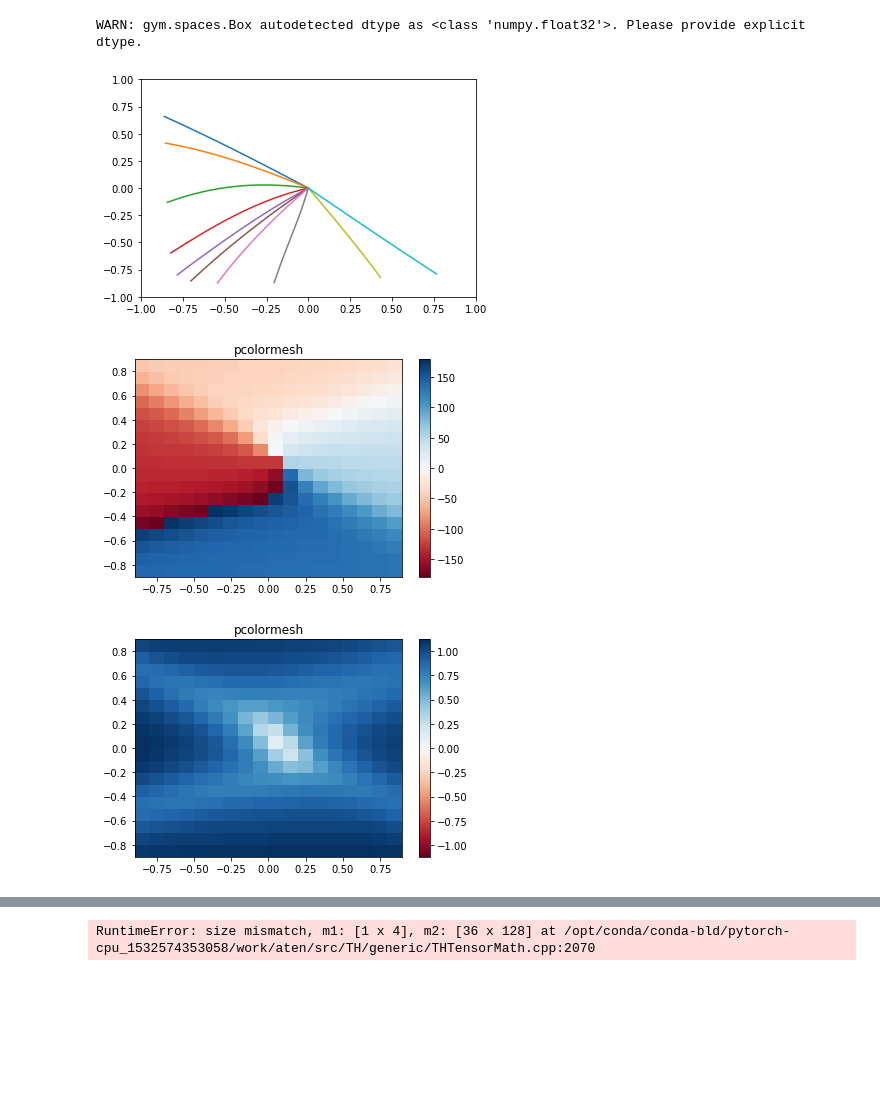
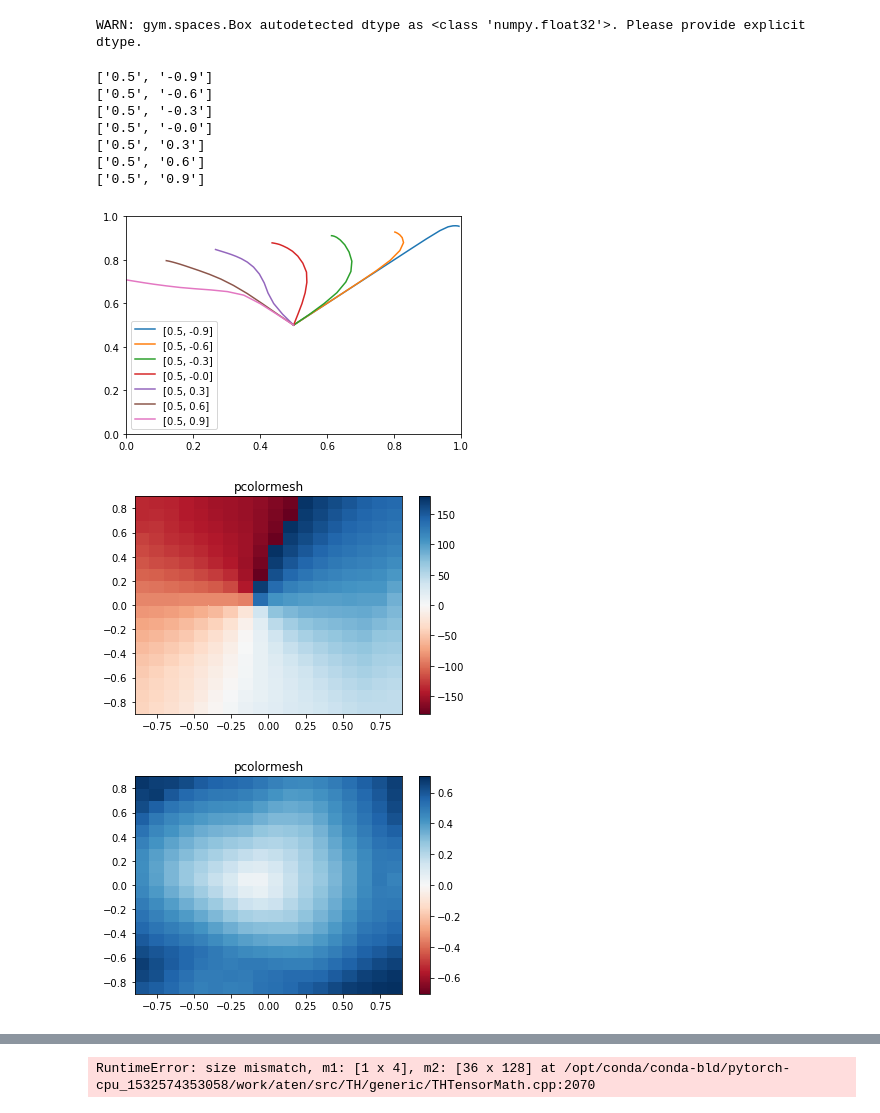
Before and after one commit to vincentlui/unsupervised-goal-conditioned-rl, a Jupyter notebook: Untitled.ipynb, the cells around one changed output, grey strips where cells are left out. Saved outputs shown, nothing was run; the diff lists cells and outputs as text; code cells hidden in the pictures; blank space fills up the shorter version.

```diff
--- a/Untitled.ipynb
+++ b/Untitled.ipynb
@@ -23,34 +26,46 @@ WARN: gym.spaces.Box autodetected dtype as <class 'numpy.float32'>. Please provi
 # %%
 # skills = [
 #     torch.Tensor([0,-1.]),
 #     torch.Tensor([0,-0.8]),
 #     torch.Tensor([0,-0.6]),
 #     torch.Tensor([0,-0.4]),
 #     torch.Tensor([0,-0.2]),
 #     torch.Tensor([0, 0]),
 #     torch.Tensor([0,0.2]),
 #     torch.Tensor([0,0.4]),
 #     torch.Tensor([0,0.6]),
 #     torch.Tensor([0,0.8]),
 #     torch.Tensor([0,0.9]),
 #     torch.Tensor([0,1.])
 # ]
 # skills = torch.Tensor(np.vstack([np.arange(-0.9,1.1,0.4),-0.4*np.ones(5),-0.1*np.ones(5),0.1*np.ones(5)])).transpose(1,0)
-skills = torch.Tensor(np.vstack([-0.9*np.ones(10),np.arange(-0.9,0.91,0.2)])).transpose(1,0)
+skills = torch.Tensor(np.vstack([0.5*np.ones(7),np.arange(-0.9,0.91,0.3)])).transpose(1,0)
+# skills = torch.Tensor([[0.5,0.9]])
 figure = plt.figure()
+policy.stochastic_policy.batch_norm = None
 for skill in skills:
 #     skill = policy.stochastic_policy.skill_space.sample()
-    path = rollout(env, policy, skill, max_path_length=20)
+    path = rollout2(env, policy, skill, max_path_length=20)
     obs = path['observations']
-    plt.plot(obs[:,0], obs[:,1], label=tuple(skill.numpy()))
+    skill_str = [float("{:0.1f}".format(x)) for x in skill.numpy()]
+    plt.plot(obs[:,0], obs[:,1], label=skill_str)
+    print(["{:0.1f}".format(x) for x in skill.numpy()])
 
-plt.xlim([-1,1])
-plt.ylim([-1,1])
-# plt.legend()
+plt.xlim([0,1])
+plt.ylim([0,1])
+plt.legend()
 
+plt.savefig('navigation_path.png')
 plt.show()
 # %% [output]
+['0.5', '-0.9']
+['0.5', '-0.6']
+['0.5', '-0.3']
+['0.5', '-0.0']
+['0.5', '0.3']
+['0.5', '0.6']
+['0.5', '0.9']
-[figure, old version]
+[figure, new version]
 # %%
 skill_range = np.arange(-0.9, 0.91, 0.1)
 heatmap = np.empty([len(skill_range), len(skill_range)])
@@ -85,7 +100,7 @@ fig.colorbar(c, ax=ax)
 
 plt.show()
 # %% [output]
-[figure, old version]
+[figure, new version]
 # %%
 skill_range = np.arange(-0.9, 0.91, 0.1)
 heatmap = np.empty([len(skill_range), len(skill_range)])
@@ -116,4 +131,4 @@ fig.colorbar(c, ax=ax)
 
 plt.show()
 # %% [output]
-[figure, old version]
+[figure, new version]
```
Also changed, not shown: parts of 4 cells of this notebook, 6 other files.
